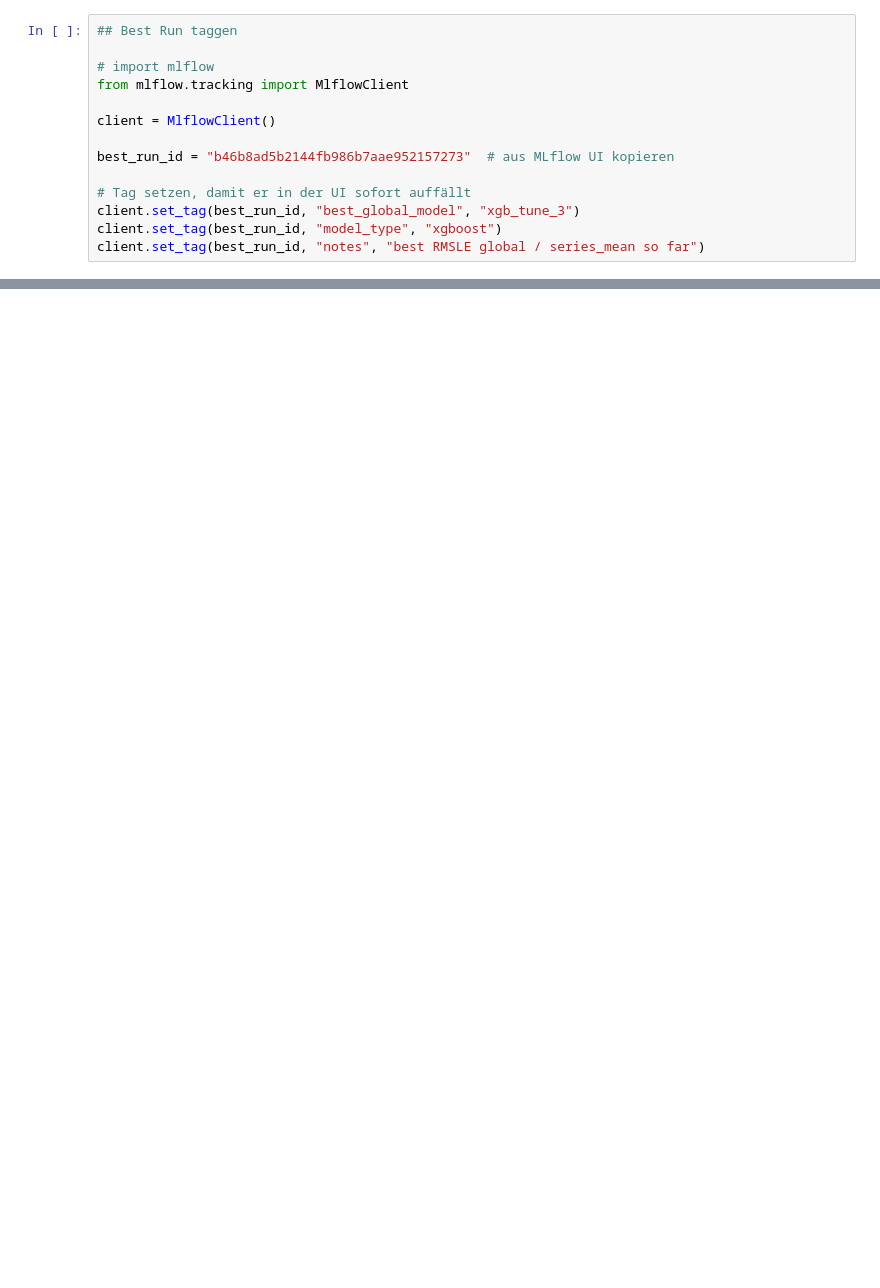
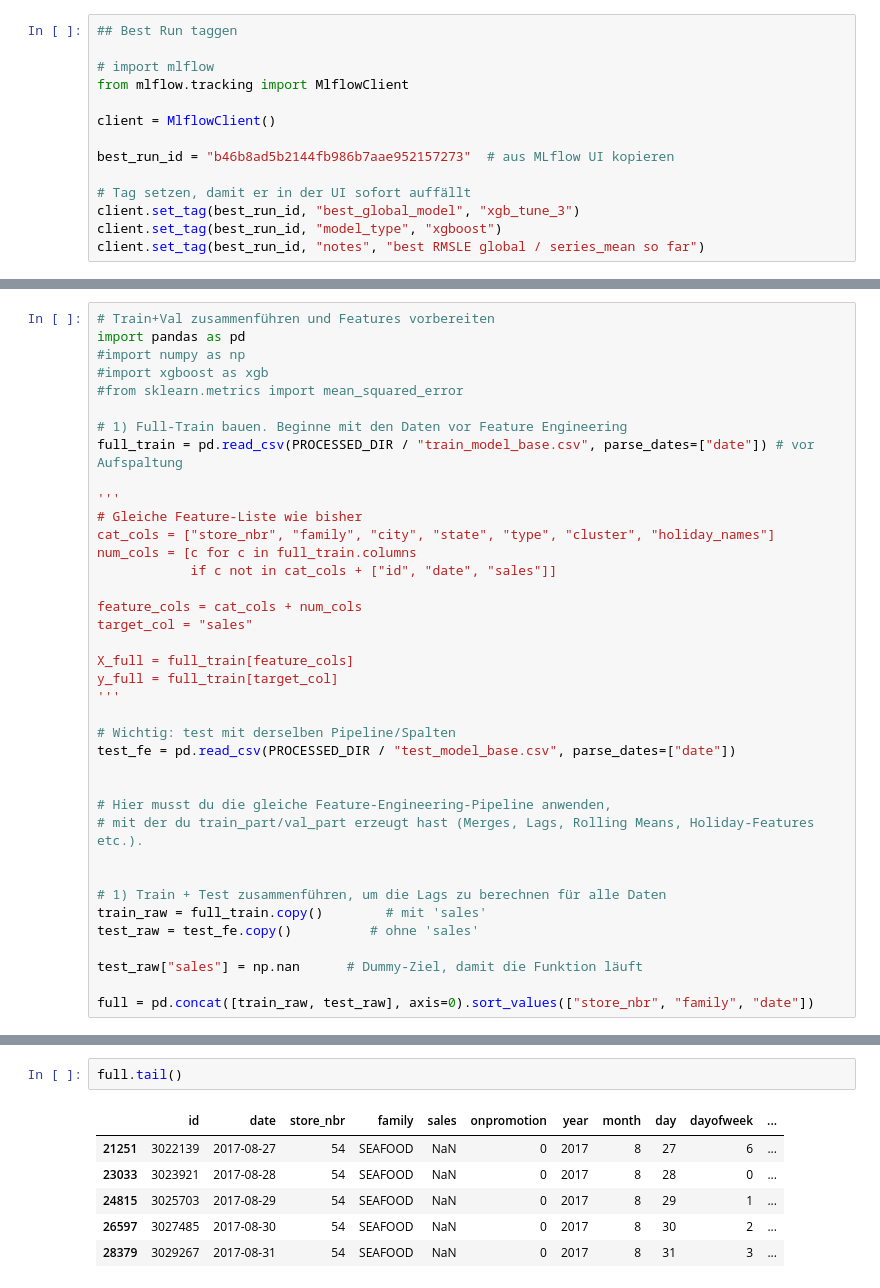
Before and after one commit to NeliDilkova/store-sales, a Jupyter notebook: notebooks/04_Modeling.ipynb, the cells around one changed output, grey strips where cells are left out. Drawn from its saved outputs; the diff is of its cells as text; blank space fills up the shorter version.

```diff
--- a/notebooks/04_Modeling.ipynb
+++ b/notebooks/04_Modeling.ipynb
@@ -1231,0 +1187,38 @@ file:///C:/Users/nelid/Documents/Kaggle Competitions/Store Sales Competition/sto
+# %%
+# Train+Val zusammenführen und Features vorbereiten
+import pandas as pd
+#import numpy as np
+#import xgboost as xgb
+#from sklearn.metrics import mean_squared_error
+
+# 1) Full-Train bauen. Beginne mit den Daten vor Feature Engineering
+full_train = pd.read_csv(PROCESSED_DIR / "train_model_base.csv", parse_dates=["date"]) # vor Aufspaltung
+
+'''
+# Gleiche Feature-Liste wie bisher
+cat_cols = ["store_nbr", "family", "city", "state", "type", "cluster", "holiday_names"]
+num_cols = [c for c in full_train.columns
+            if c not in cat_cols + ["id", "date", "sales"]]
+
+feature_cols = cat_cols + num_cols
+target_col = "sales"
+
+X_full = full_train[feature_cols]
+y_full = full_train[target_col]
+'''
+
+# Wichtig: test mit derselben Pipeline/Spalten
+test_fe = pd.read_csv(PROCESSED_DIR / "test_model_base.csv", parse_dates=["date"])
+
+
+# Hier musst du die gleiche Feature-Engineering-Pipeline anwenden,
+# mit der du train_part/val_part erzeugt hast (Merges, Lags, Rolling Means, Holiday-Features etc.).
+
+
+# 1) Train + Test zusammenführen, um die Lags zu berechnen für alle Daten
+train_raw = full_train.copy()        # mit 'sales'
+test_raw = test_fe.copy()          # ohne 'sales'
+
+test_raw["sales"] = np.nan      # Dummy-Ziel, damit die Funktion läuft
+
+full = pd.concat([train_raw, test_raw], axis=0).sort_values(["store_nbr", "family", "date"])
@@ -1231,0 +1233,9 @@ file:///C:/Users/nelid/Documents/Kaggle Competitions/Store Sales Competition/sto
+# %%
+full.tail()
+# %% [output]
+|  | id | date | store_nbr | family | sales | onpromotion | year | month | day | dayofweek | ... |
+| 21251 | 3022139 | 2017-08-27 | 54 | SEAFOOD | NaN | 0 | 2017 | 8 | 27 | 6 | ... |
+| 23033 | 3023921 | 2017-08-28 | 54 | SEAFOOD | NaN | 0 | 2017 | 8 | 28 | 0 | ... |
+| 24815 | 3025703 | 2017-08-29 | 54 | SEAFOOD | NaN | 0 | 2017 | 8 | 29 | 1 | ... |
+| 26597 | 3027485 | 2017-08-30 | 54 | SEAFOOD | NaN | 0 | 2017 | 8 | 30 | 2 | ... |
+| 28379 | 3029267 | 2017-08-31 | 54 | SEAFOOD | NaN | 0 | 2017 | 8 | 31 | 3 | ... |
```
Also changed, not shown: parts of 33 cells of this notebook, 1 other file.
